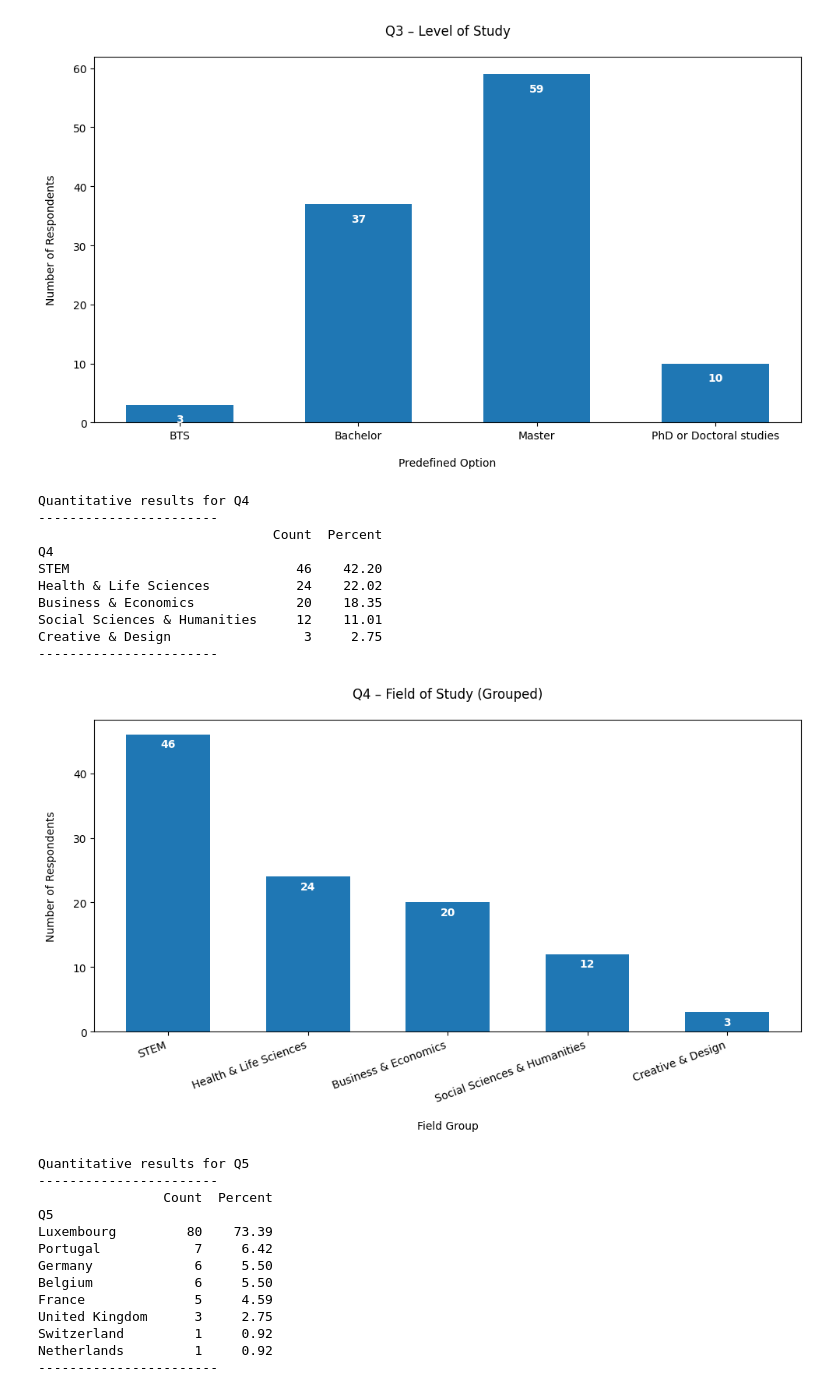
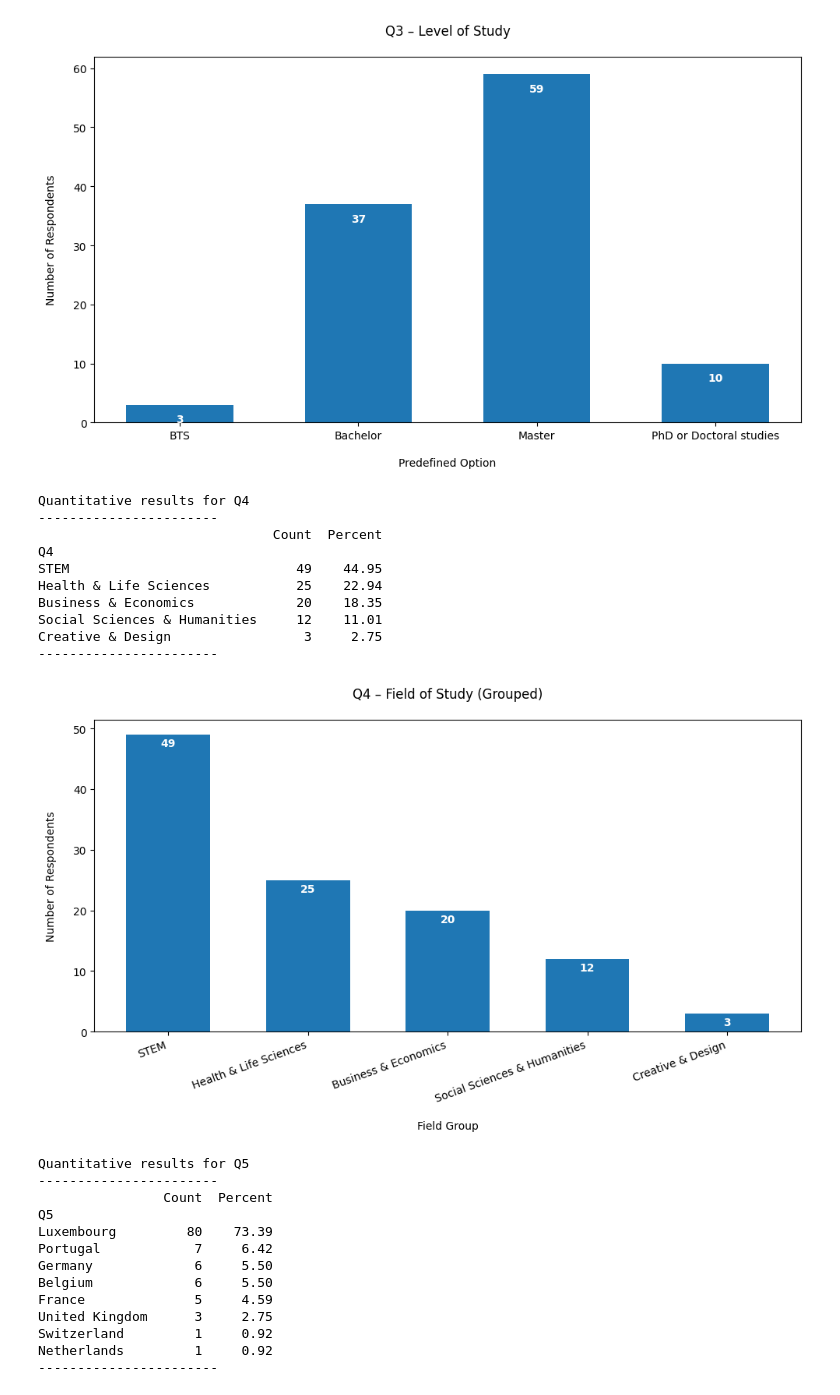
Before and after one commit to Oliveira-Lionel/thesis_results, a Jupyter notebook: results.ipynb, the cells around one changed output. Saved outputs shown, nothing was run; the diff lists cells and outputs as text; code cells hidden in the pictures.

```diff
--- a/results.ipynb
+++ b/results.ipynb
@@ -627,10 +610,13 @@ field_map = {
     'IT': 'STEM',
     'Informatics': 'STEM',
     'Computer Engineering': 'STEM',
+    'Computer Science Engineering': 'STEM',
     'Data Science': 'STEM',
+    'Data Science and Artificial Intelligence': 'STEM',
     'Neuromorphic Computing': 'STEM',
     'HPC': 'STEM',
     'Physics': 'STEM',
+    'Space': 'STEM',
     'Civil Engineering': 'STEM',
     'Environmental Engineering': 'STEM',
     'Computational Biology': 'STEM',
@@ -644,6 +630,7 @@ field_map = {
     'Physiotherapy': 'Health & Life Sciences',
     'Nursing': 'Health & Life Sciences',
     'Biology': 'Health & Life Sciences',
+    'Integrated Systems Biology': 'Health & Life Sciences',
     'Nutrition': 'Health & Life Sciences',
     'Nutrition Sciences': 'Health & Life Sciences',
     'Nutrition, Fitness & Health': 'Health & Life Sciences',
@@ -690,36 +677,36 @@ print(f"Quantitative results for {qid}")
 print("-----------------------")
 print(q4_grouped_results)
 print("-----------------------")
 
 # Plot
 plt.figure(figsize=(10,6))
 plt.bar(q4_grouped_results.index, q4_grouped_results['Count'], width=0.6, color='#1f77b4')
 plt.title('Q4 – Field of Study (Grouped)', pad=20)
 plt.xlabel('Field Group', labelpad=15)
 plt.ylabel('Number of Respondents', labelpad=15)
 plt.xticks(rotation=20, ha='right')
 
 # Add values on bars
 for i, v in enumerate(q4_grouped_results['Count']):
     plt.text(i, v - 2, str(v), ha='center', color='white', fontweight='bold')
 
 plt.tight_layout()
 plt.show()
 
 # Export to CSV
 q4_clean.to_csv(f"{qid}_results.csv")
 # %% [output]
 Quantitative results for Q4
 -----------------------
                               Count  Percent
 Q4
-STEM                             46    42.20
-Health & Life Sciences           24    22.02
+STEM                             49    44.95
+Health & Life Sciences           25    22.94
 Business & Economics             20    18.35
 Social Sciences & Humanities     12    11.01
 Creative & Design                 3     2.75
 -----------------------
-[figure, old version]
+[figure, new version]
 # %%
 # Q5 – Country of Residence (Short Answer)
 # Not Setuped
```
Also changed, not shown: parts of 2 cells of this notebook.
